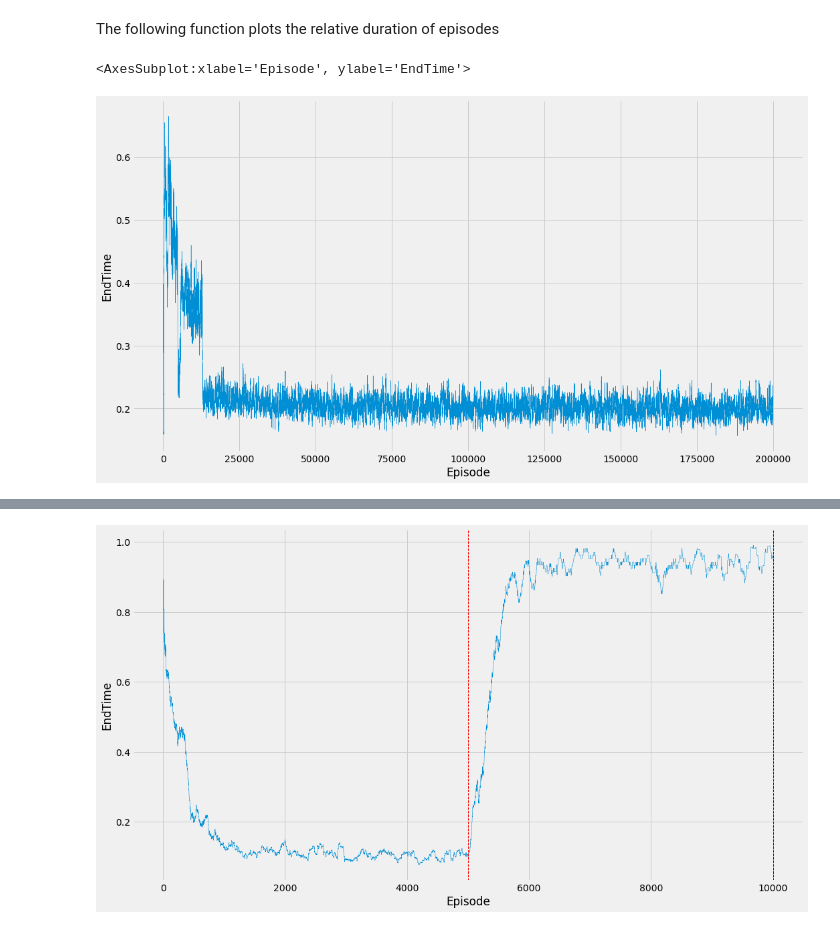
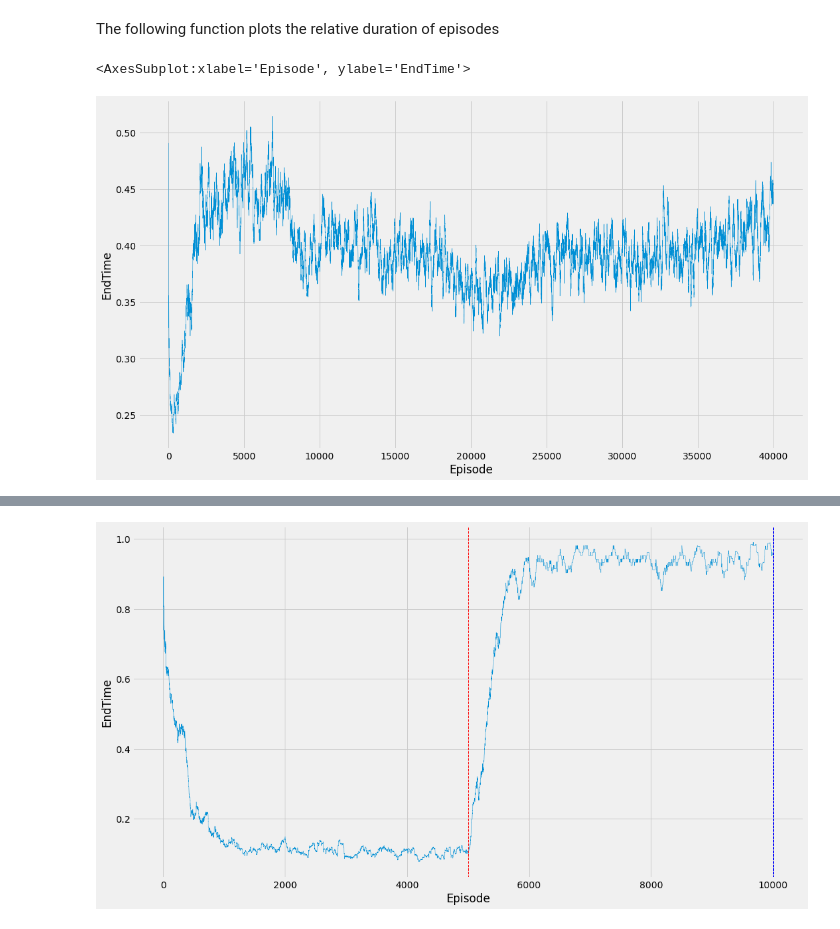
Before and after one commit to fbrand-new/reinforced-birds, a Jupyter notebook: Episode_plotting.ipynb, the cells around one changed output, grey strips where cells are left out. Cells and saved outputs as stored; diff of their text form; code cells hidden in the pictures.

```diff
--- a/Episode_plotting.ipynb
+++ b/Episode_plotting.ipynb
@@ -45,7 +45,7 @@ def save_episode(path):
     fig.savefig(join(path,'episode.png'))
 # %%
 #plot_episode(data_folder="argo_data_small_steering/data")
-plot_episode(data_folder="argo_data/data")
+plot_episode(data_folder="data")
 # %% [output]
 <AxesSubplot:xlabel='Episode', ylabel='EndTime'>
-[figure, old version]
+[figure, new version]
```
Also changed, not shown: parts of 5 cells of this notebook, 16 other files.
